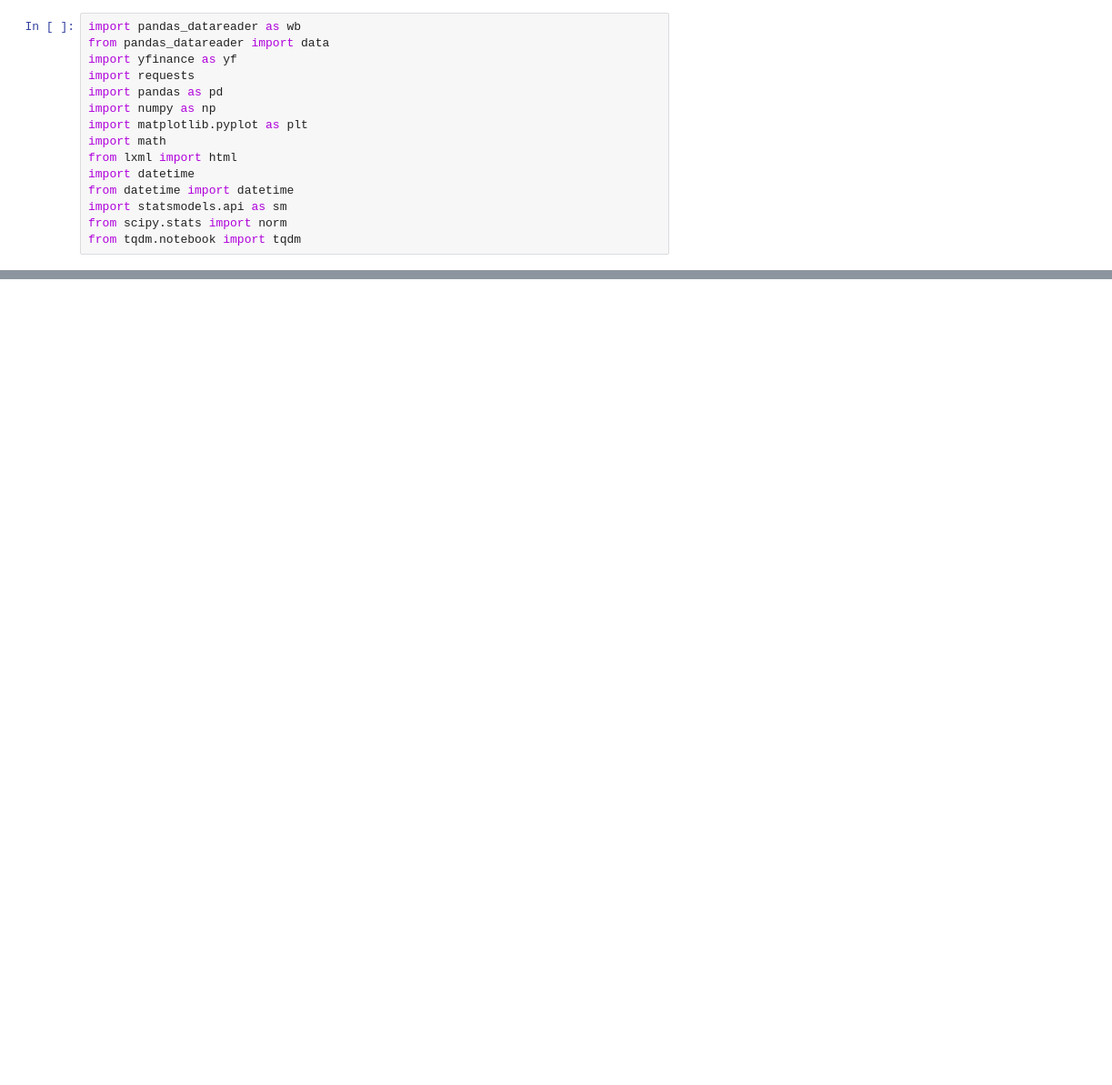
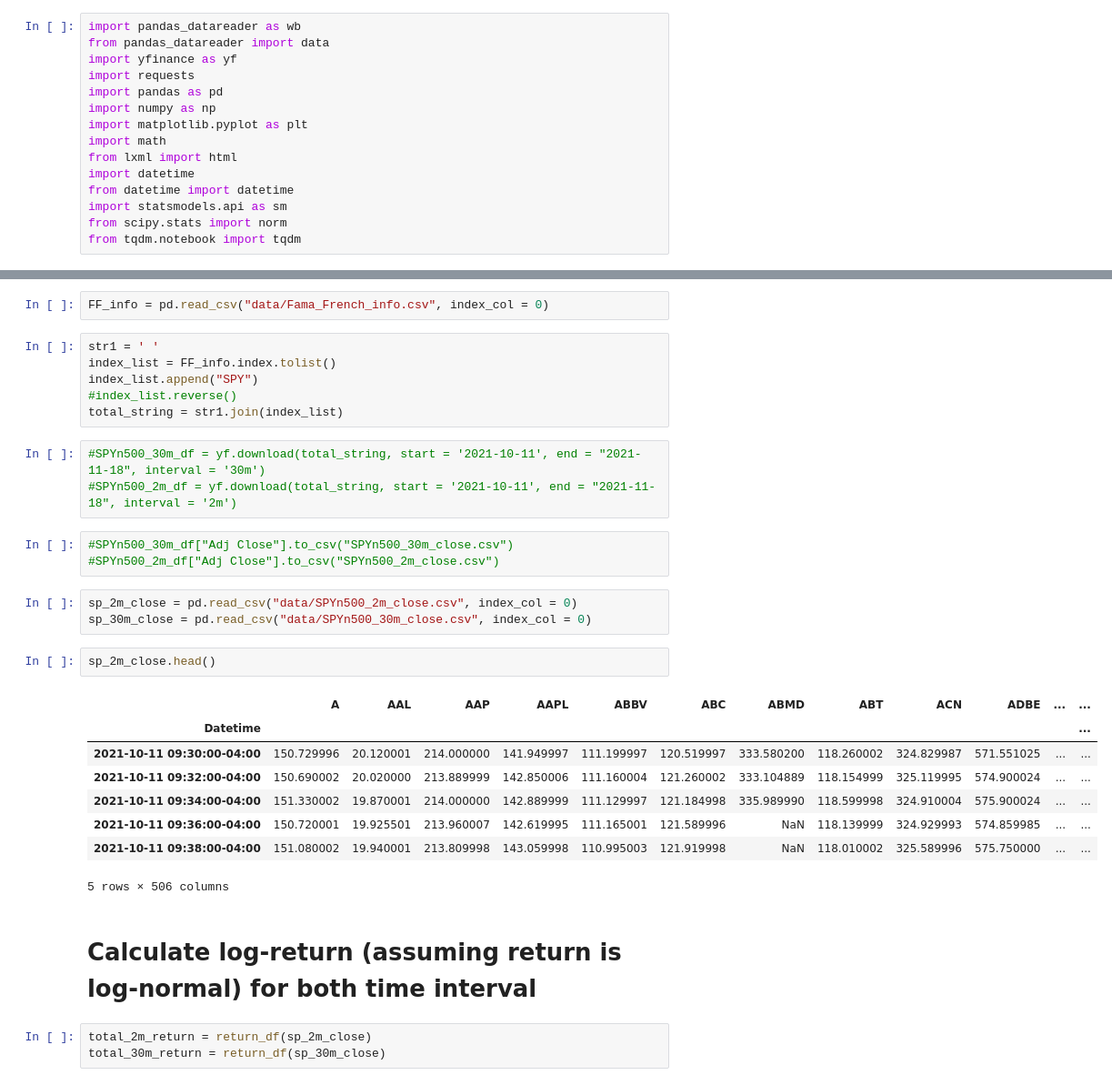
Before and after one commit to DominicRicci/CSS_Project, a Jupyter notebook: CSS100.ipynb, the cells around one changed output, grey strips where cells are left out. Shown: that part at 91% size. Drawn from its saved outputs; the diff is of its cells as text; blank space fills up the shorter version.

```diff
--- a/CSS100.ipynb
+++ b/CSS100.ipynb
@@ -525,0 +253,33 @@ strong multicollinearity or other numerical problems.
+# %%
+FF_info = pd.read_csv("data/Fama_French_info.csv", index_col = 0)
+# %%
+str1 = ' '
+index_list = FF_info.index.tolist()
+index_list.append("SPY")
+#index_list.reverse()
+total_string = str1.join(index_list)
+# %%
+#SPYn500_30m_df = yf.download(total_string, start = '2021-10-11', end = "2021-11-18", interval = '30m')
+#SPYn500_2m_df = yf.download(total_string, start = '2021-10-11', end = "2021-11-18", interval = '2m')
+# %%
+#SPYn500_30m_df["Adj Close"].to_csv("SPYn500_30m_close.csv")
+#SPYn500_2m_df["Adj Close"].to_csv("SPYn500_2m_close.csv")
+# %%
+sp_2m_close = pd.read_csv("data/SPYn500_2m_close.csv", index_col = 0)
+sp_30m_close = pd.read_csv("data/SPYn500_30m_close.csv", index_col = 0)
+# %%
+sp_2m_close.head()
+# %% [output]
+|  | A | AAL | AAP | AAPL | ABBV | ABC | ABMD | ABT | ACN | ADBE | ... | ... |
+| Datetime |  |  |  |  |  |  |  |  |  |  |  | ... |
+| 2021-10-11 09:30:00-04:00 | 150.729996 | 20.120001 | 214.000000 | 141.949997 | 111.199997 | 120.519997 | 333.580200 | 118.260002 | 324.829987 | 571.551025 | ... | ... |
+| 2021-10-11 09:32:00-04:00 | 150.690002 | 20.020000 | 213.889999 | 142.850006 | 111.160004 | 121.260002 | 333.104889 | 118.154999 | 325.119995 | 574.900024 | ... | ... |
+| 2021-10-11 09:34:00-04:00 | 151.330002 | 19.870001 | 214.000000 | 142.889999 | 111.129997 | 121.184998 | 335.989990 | 118.599998 | 324.910004 | 575.900024 | ... | ... |
+| 2021-10-11 09:36:00-04:00 | 150.720001 | 19.925501 | 213.960007 | 142.619995 | 111.165001 | 121.589996 | NaN | 118.139999 | 324.929993 | 574.859985 | ... | ... |
+| 2021-10-11 09:38:00-04:00 | 151.080002 | 19.940001 | 213.809998 | 143.059998 | 110.995003 | 121.919998 | NaN | 118.010002 | 325.589996 | 575.750000 | ... | ... |
+5 rows × 506 columns
+# %% [markdown]
+# Calculate log-return (assuming return is log-normal) for both time interval
+# %%
+total_2m_return = return_df(sp_2m_close)
+total_30m_return = return_df(sp_30m_close)
```
Also changed, not shown: parts of 49 cells of this notebook.
